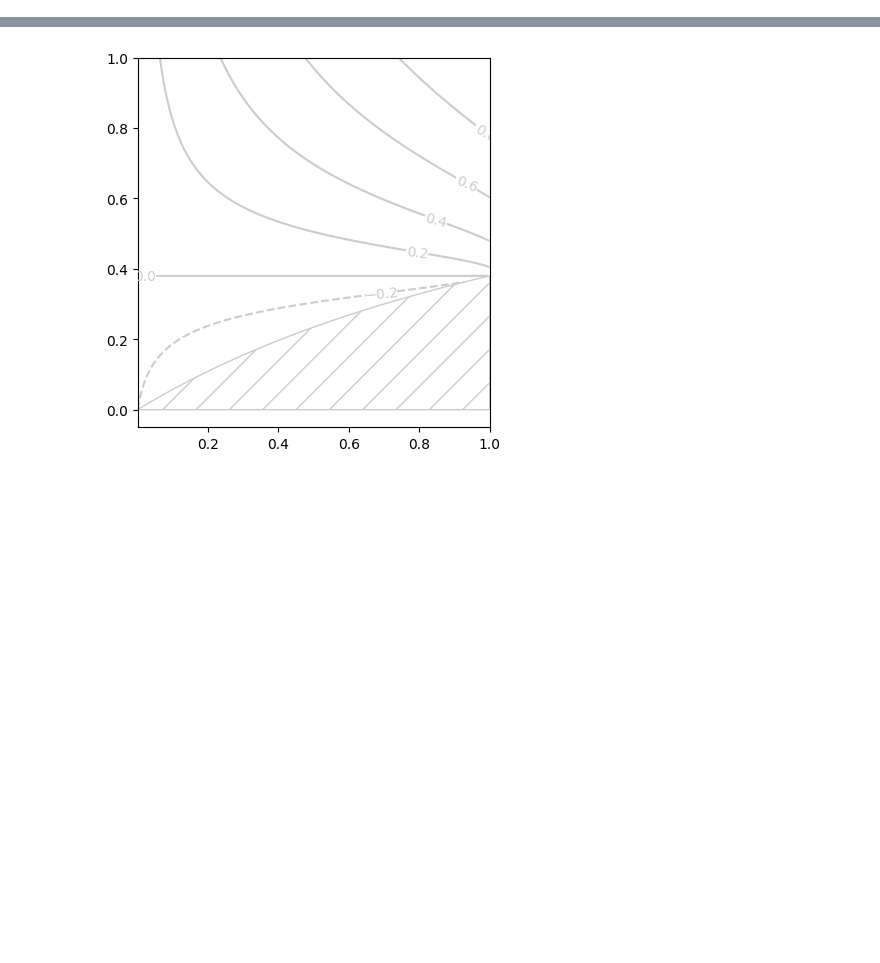
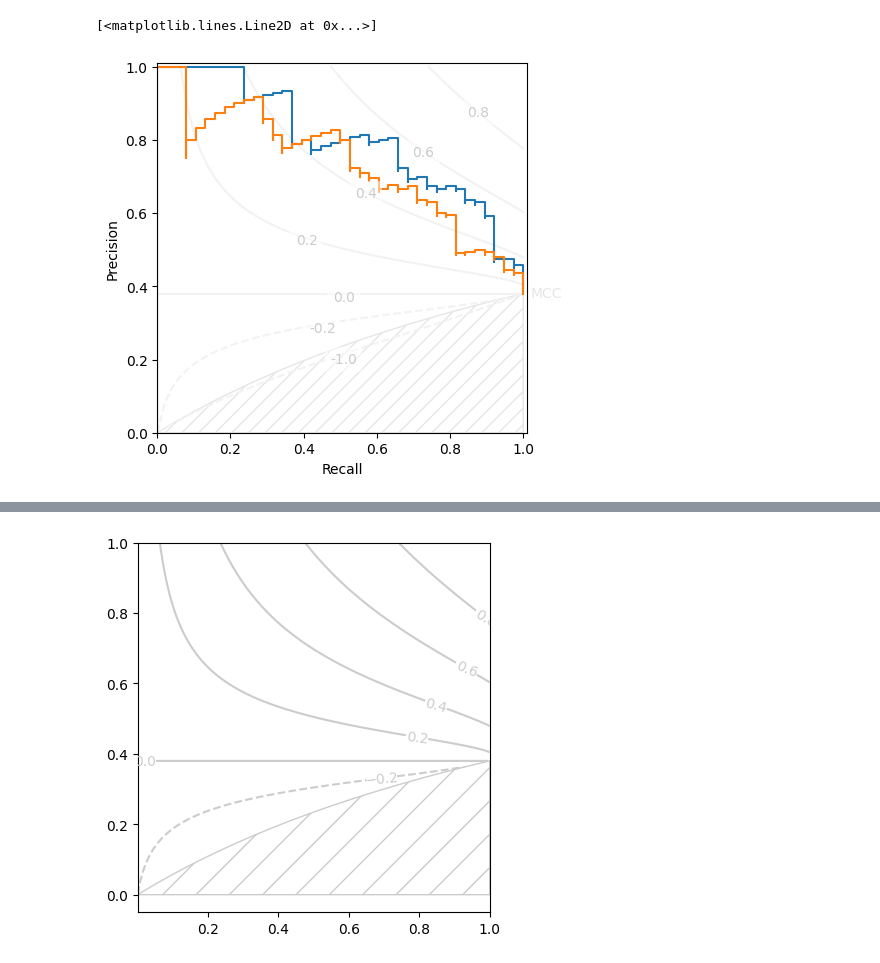
Before and after one commit to rtbs-dev/Contingency, a Jupyter notebook: examples/roc.ipynb, the cells around one changed output, grey strips where cells are left out. Saved outputs shown, nothing was run; the diff lists cells and outputs as text; code cells hidden in the pictures; blank space fills up the shorter version.

```diff
--- a/examples/roc.ipynb
+++ b/examples/roc.ipynb
@@ -78,0 +81,13 @@ np.float64(1.631578947368421)
+# %%
+y_new = y_src +rng.normal(size=n_obs)
+M_new = Contingent.from_scalar(y_true, y_new)
+
+cntyplt.PR_contour(M.imbalance, 'mcc', show_lower_bound=True)
+plt.step(M.recall, M.precision, where='post')
+plt.step(M_new.recall, M_new.precision, where='post')
+
+
+# ax=plt.gca()
+# %% [output]
+[<matplotlib.lines.Line2D at 0x...>]
+[figure, added]
```
Also changed, not shown: parts of 7 cells of this notebook.
